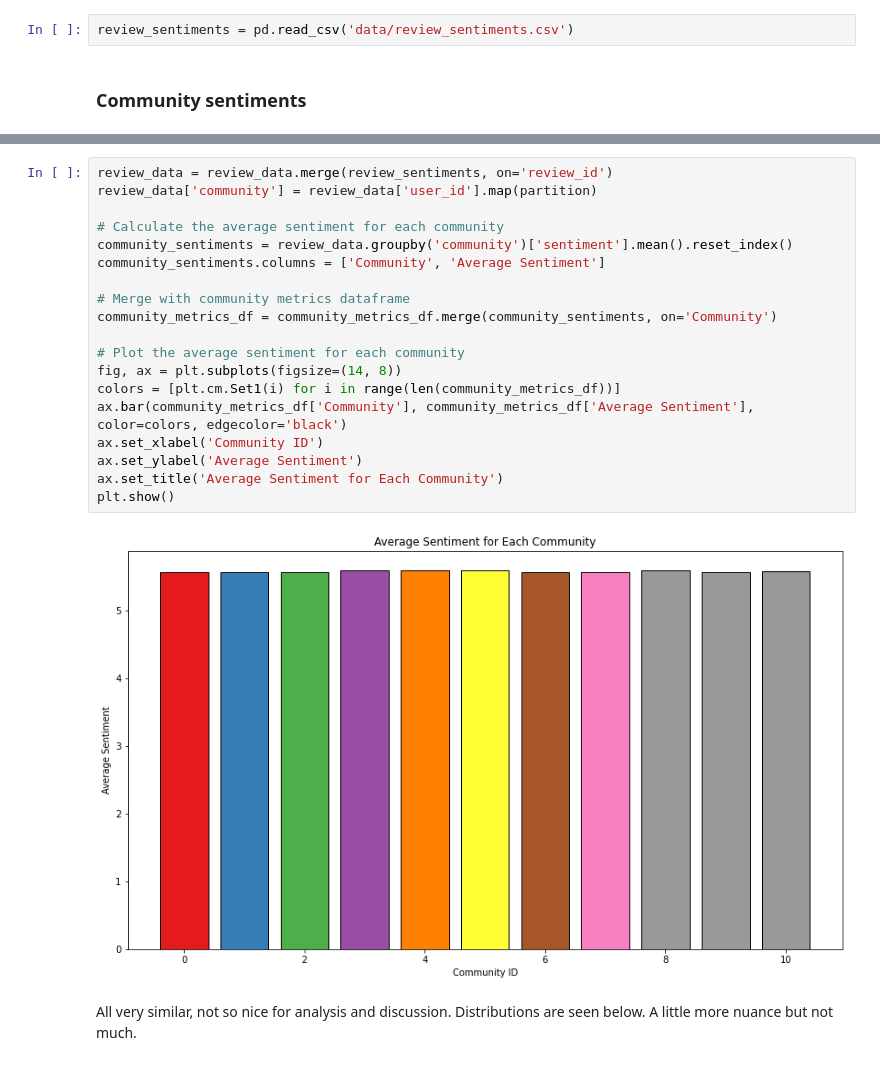
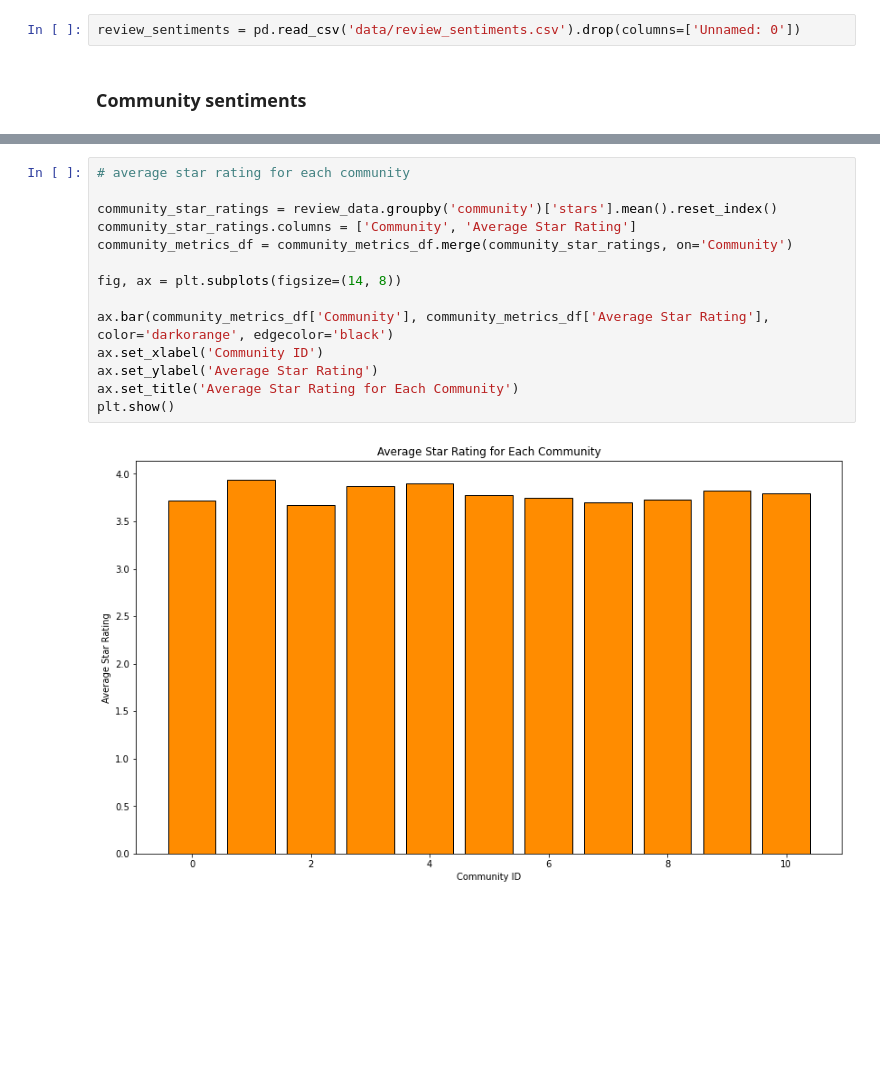
Before and after one commit to FredBingz/02805YelpProject, a Jupyter notebook: structure.ipynb, the cells around one changed output, grey strips where cells are left out. Saved outputs shown, nothing was run; the diff lists cells and outputs as text; blank space fills up the shorter version.

```diff
--- a/structure.ipynb
+++ b/structure.ipynb
@@ -403,4 +424,4 @@ review_data.head()
 # %%
-review_sentiments = pd.read_csv('data/review_sentiments.csv')
+review_sentiments = pd.read_csv('data/review_sentiments.csv').drop(columns=['Unnamed: 0'])
 # %% [markdown]
 ### Community sentiments
@@ -407,23 +513,16 @@ review_sentiments = pd.read_csv('data/review_sentiments.csv')
 # %%
-review_data = review_data.merge(review_sentiments, on='review_id')
-review_data['community'] = review_data['user_id'].map(partition)
+# average star rating for each community
 
-# Calculate the average sentiment for each community
-community_sentiments = review_data.groupby('community')['sentiment'].mean().reset_index()
-community_sentiments.columns = ['Community', 'Average Sentiment']
+community_star_ratings = review_data.groupby('community')['stars'].mean().reset_index()
+community_star_ratings.columns = ['Community', 'Average Star Rating']
+community_metrics_df = community_metrics_df.merge(community_star_ratings, on='Community')
 
-# Merge with community metrics dataframe
-community_metrics_df = community_metrics_df.merge(community_sentiments, on='Community')
+fig, ax = plt.subplots(figsize=(14, 8))
 
-# Plot the average sentiment for each community
-fig, ax = plt.subplots(figsize=(14, 8))
-colors = [plt.cm.Set1(i) for i in range(len(community_metrics_df))]
-ax.bar(community_metrics_df['Community'], community_metrics_df['Average Sentiment'], color=colors, edgecolor='black')
+ax.bar(community_metrics_df['Community'], community_metrics_df['Average Star Rating'], color='darkorange', edgecolor='black')
 ax.set_xlabel('Community ID')
-ax.set_ylabel('Average Sentiment')
-ax.set_title('Average Sentiment for Each Community')
+ax.set_ylabel('Average Star Rating')
+ax.set_title('Average Star Rating for Each Community')
 plt.show()
 # %% [output]
-[figure, old version]
+[figure, new version]
-# %% [markdown]
-All very similar, not so nice for analysis and discussion. Distributions are seen below. A little more nuance but not much.
```
Also changed, not shown: parts of 35 cells of this notebook.
